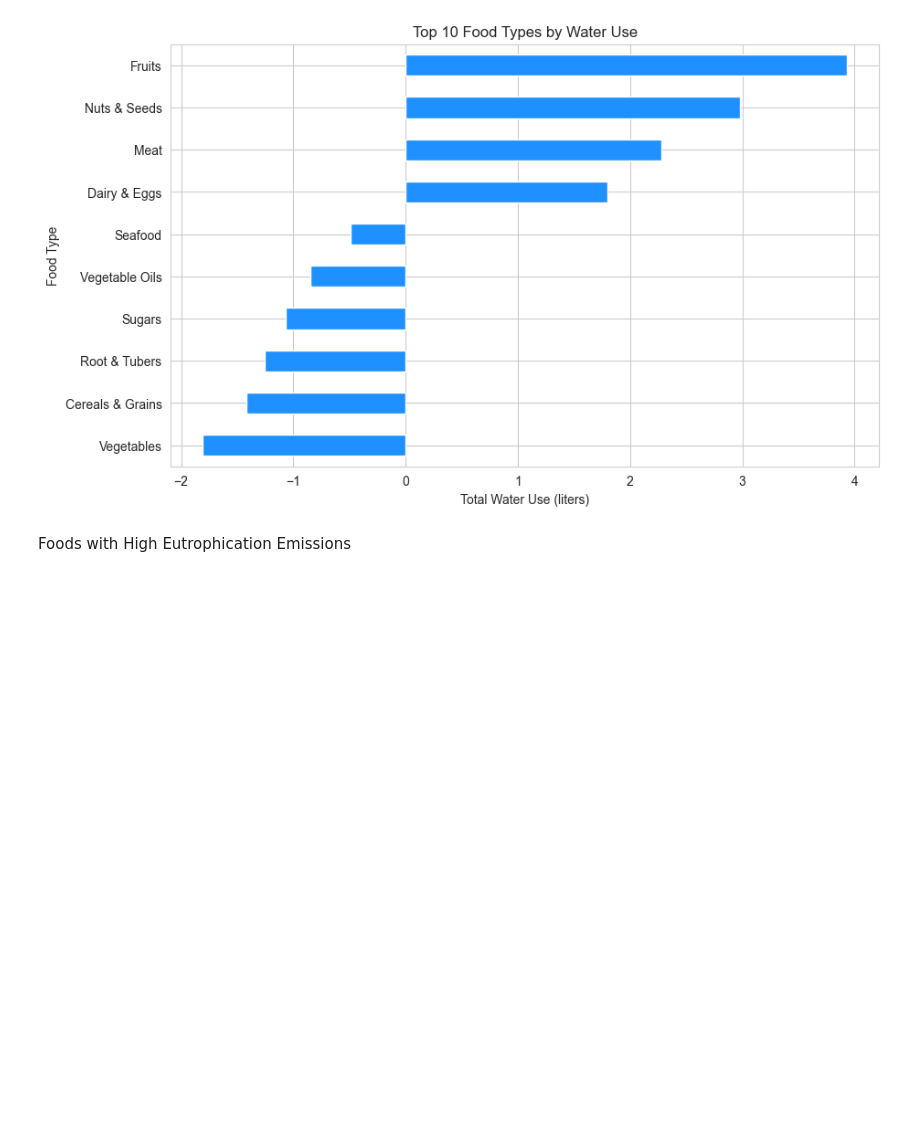
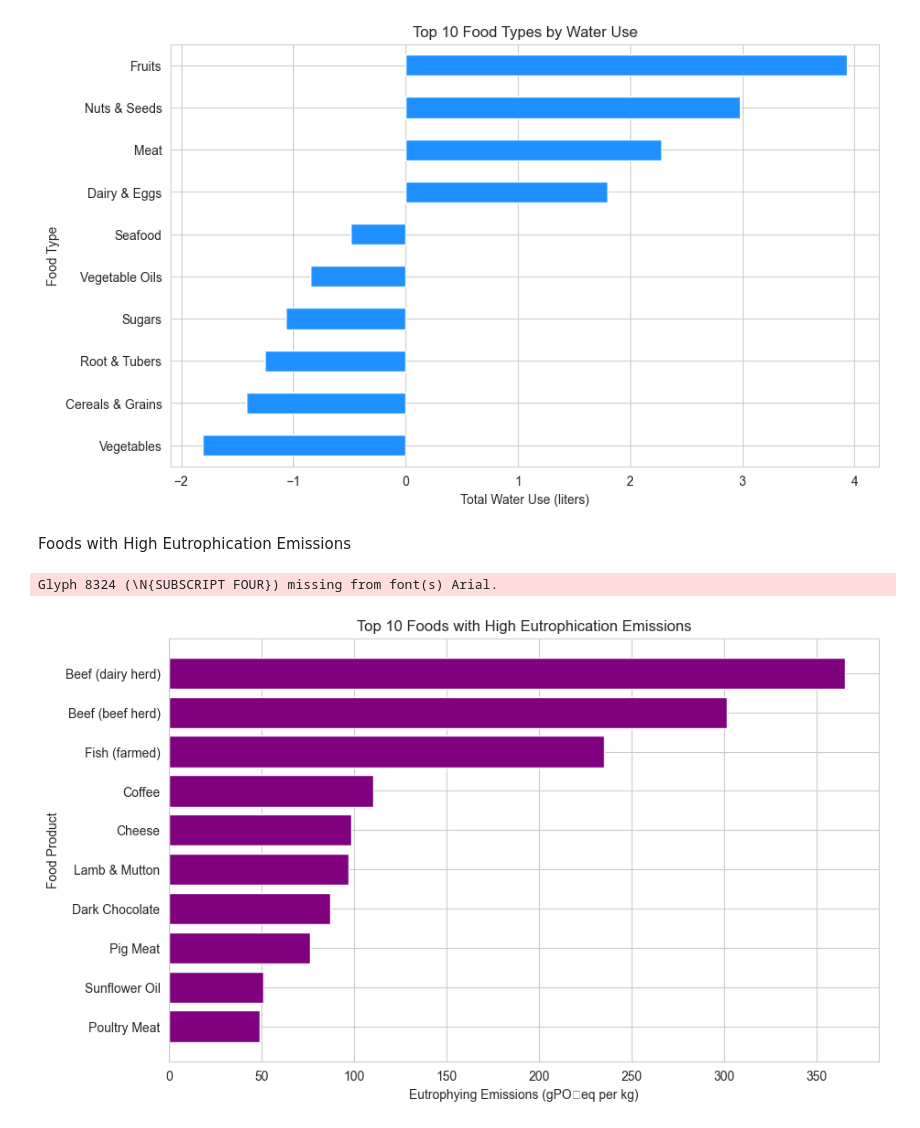
Before and after one commit to Victor-Osei/Environmental-Impact-of-Food-Production-Analysis, a Jupyter notebook: fpa.ipynb, the cells around one changed output. Saved outputs shown, nothing was run; the diff lists cells and outputs as text; code cells hidden in the pictures; blank space fills up the shorter version.

```diff
--- a/fpa.ipynb
+++ b/fpa.ipynb
@@ -1541,3 +1527,18 @@ plt.show()
 [figure]
 # %% [markdown]
 Foods with High Eutrophication Emissions
+# %%
+# Sorting for top food products by eutrophication emissions
+top_eutrophication = fp.nlargest(10, 'Eutrophying emissions per kilogram (gPO₄eq per kilogram)')
+
+# Visualization: Foods with High Eutrophication Emissions
+plt.figure(figsize=(10, 6))
+plt.barh(top_eutrophication['Food product'], top_eutrophication['Eutrophying emissions per kilogram (gPO₄eq per kilogram)'], color='purple')
+plt.xlabel("Eutrophying Emissions (gPO₄eq per kg)")
+plt.ylabel("Food Product")
+plt.title("Top 10 Foods with High Eutrophication Emissions")
+plt.gca().invert_yaxis()
+plt.show()
+# %% [output]
+Glyph 8324 (\N{SUBSCRIPT FOUR}) missing from font(s) Arial.
+[figure, added]
```
Also changed, not shown: parts of 10 cells of this notebook.
